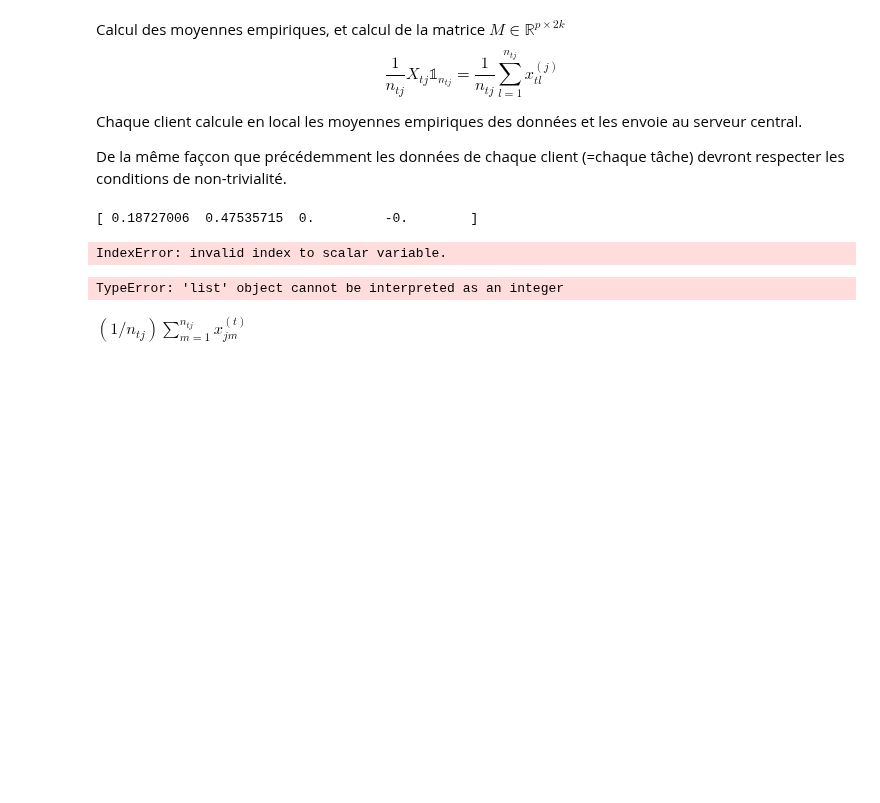
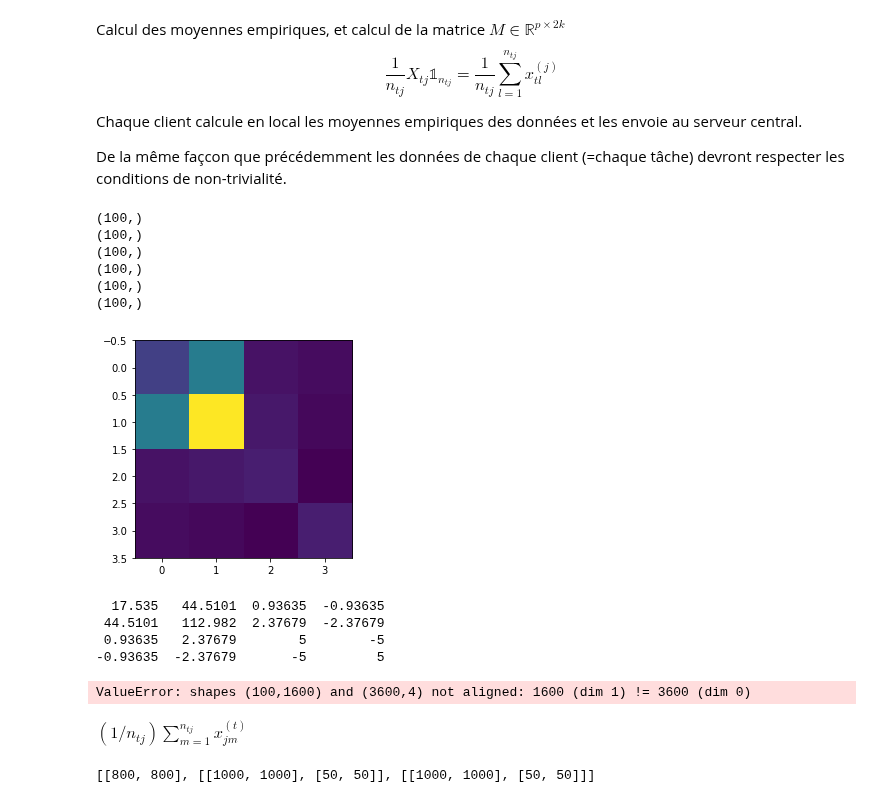
Before and after one commit to Sami-fak/DistributedMTLSPCA, a Jupyter notebook: binary-based_MTL.ipynb, the cells around one changed output. Drawn from its saved outputs; the diff is of its cells as text; code cells hidden in the pictures; blank space fills up the shorter version.

```diff
--- a/binary-based_MTL.ipynb
+++ b/binary-based_MTL.ipynb
@@ -659,43 +765,65 @@ def central_server(emp_means, k):
+# %%
+def gather_empirical_mean(k, p, emp_means):
+    """
+    Crée la fonction M (p*2k) avec les moyennes empiriques des différents clients
+    avec k le nombre de clients(+serveur central)
+    emp_means est un tableau de taille k qui contient toutes les moyennes empiriques (serveur compris)
+    """
+    M = np.empty((2*k, p))
+    for idx, mean in enumerate(emp_means):
+        mean = np.reshape(mean, (100))
+        print(mean.shape)
+        M[idx] = mean
+
+    return M.T
 # %%
 n = 2000
 p = 100
 m = 2
 t = 1
-n_t = [[1000,1000], [50,50]]
+n_t = [[1000,1000], [1000,1000]]
 M = mean_random_matrix(m, t, p, 0., 0.5)
 M1 = np.zeros((p, 1))
 M2 = np.zeros((p, 1))
-M1[-1]=1
+M1[-1] = 1
 M2 = -M1
+X = gaussian_synthetic_data(n, p, m, t, n_t, M)
+X_train, X_test, n_t_train, n_t_test = train_test_split_data(X, 0.8, t, m)
+#y = create_labels(t,m)
+# on calcule les moyennes empiriques des données locales
+M_mean = empirical_mean(t, m, X_train, p, n_t_train)
+# on crée la matrice des moyennes empiriques locales et externes
 M_gathered = gather_empirical_mean(2, p, [M[0][0], M[0][1], M1, M2])
-print(M_gathered[1])
-X = gaussian_synthetic_data(n, p, m, 2, n_t, M_gathered)
-X_train, X_test, n_t_train, n_t_test = train_test_split_data(X, 0.8, t, m)
-y = create_labels(t,m)
-M_mean = empirical_mean(t, m, X_train, p, n_t_train)
-c = estimate_c(n_t, n, t, m)
+c = estimate_c(n_t, n, 2, m)
 Dc = np.diag(c)
-correlation_matrix = compute_M_cal(n,p,Dc,M_mean, display=False)
-y = label_evaluation(t,m,Dc,correlation_matrix)
+correlation_matrix = compute_M_cal(n,p,Dc,M_gathered, display=True)
+matprint(correlation_matrix)
+# on calcule les labels optimaux à partir de la matrice de corrélation issue des données locales et externes
+y = label_evaluation(2,m,Dc,correlation_matrix)
 X_train_aggregated = aggregate_array(X_train, p, n, t, m)
-X_test_aggregated = aggregate_array(X_train, p, n, t, m)
-J = create_J(m, t, n, n_t_train)
+X_test_aggregated = aggregate_array(X_test, p, n, t, m)
+# on ajoute les longueurs des données externes
+n_t_train.append(n_t[1])
+J = create_J(m, 2, n, n_t_train)
 V = compute_V(y, X_train_aggregated, J)
-m_t = create_mt(t, m, y, Dc, correlation_matrix)
-compute_error_rate(X_test, V, m_t, t, m, n_t_test, Dc, correlation_matrix, True)
+m_t = create_mt(2, m, y, Dc, correlation_matrix)
+compute_error_rate(X_test, V, m_t, 2, m, n_t_test, Dc, correlation_matrix, True)
 # %% [output]
-[ 0.18727006  0.47535715  0.         -0.        ]
+(100,)
+(100,)
+(100,)
+(100,)
+(100,)
+(100,)
+[figure, added]
-IndexError: invalid index to scalar variable.
+  17.535   44.5101  0.93635  -0.93635
+ 44.5101   112.982  2.37679  -2.37679
+ 0.93635   2.37679        5        -5
+-0.93635  -2.37679       -5         5
+ValueError: shapes (100,1600) and (3600,4) not aligned: 1600 (dim 1) != 3600 (dim 0)
-# %%
-
-y = label_evaluation(t,m,Dc,correlation_matrix)
-X_train_aggregated = aggregate_array(X_train, p, n, t, m)
-X_test_aggregated = aggregate_array(X_train, p, n, t, m)
-J = create_J(m, t, n, n_t_train)
-V = compute_V(y, X_train_aggregated, J)
-m_t = create_mt(t, m, y, Dc, correlation_matrix)
-plot_error_rate(X_test, m_t, t, m, n_t_test, Dc, correlation_matrix)
-# %% [output]
-TypeError: 'list' object cannot be interpreted as an integer
 # %% [markdown]
 $(1/n_{tj})\sum_{m=1}^{n_{tj}} x^{(t)}_{jm}$
+# %%
+print(n_t_train)
+# %% [output]
+[[800, 800], [[1000, 1000], [50, 50]], [[1000, 1000], [50, 50]]]
```
Also changed, not shown: parts of 26 cells of this notebook.
